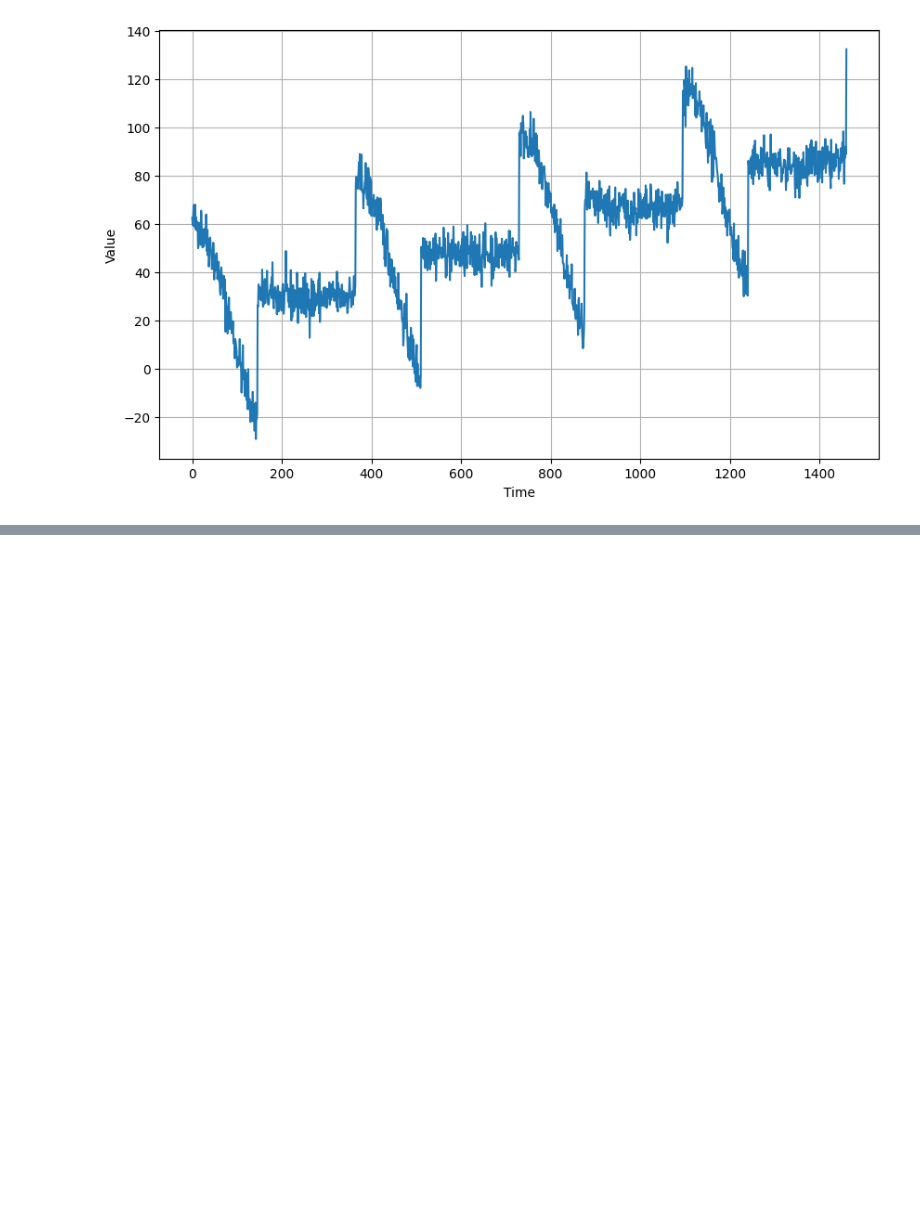
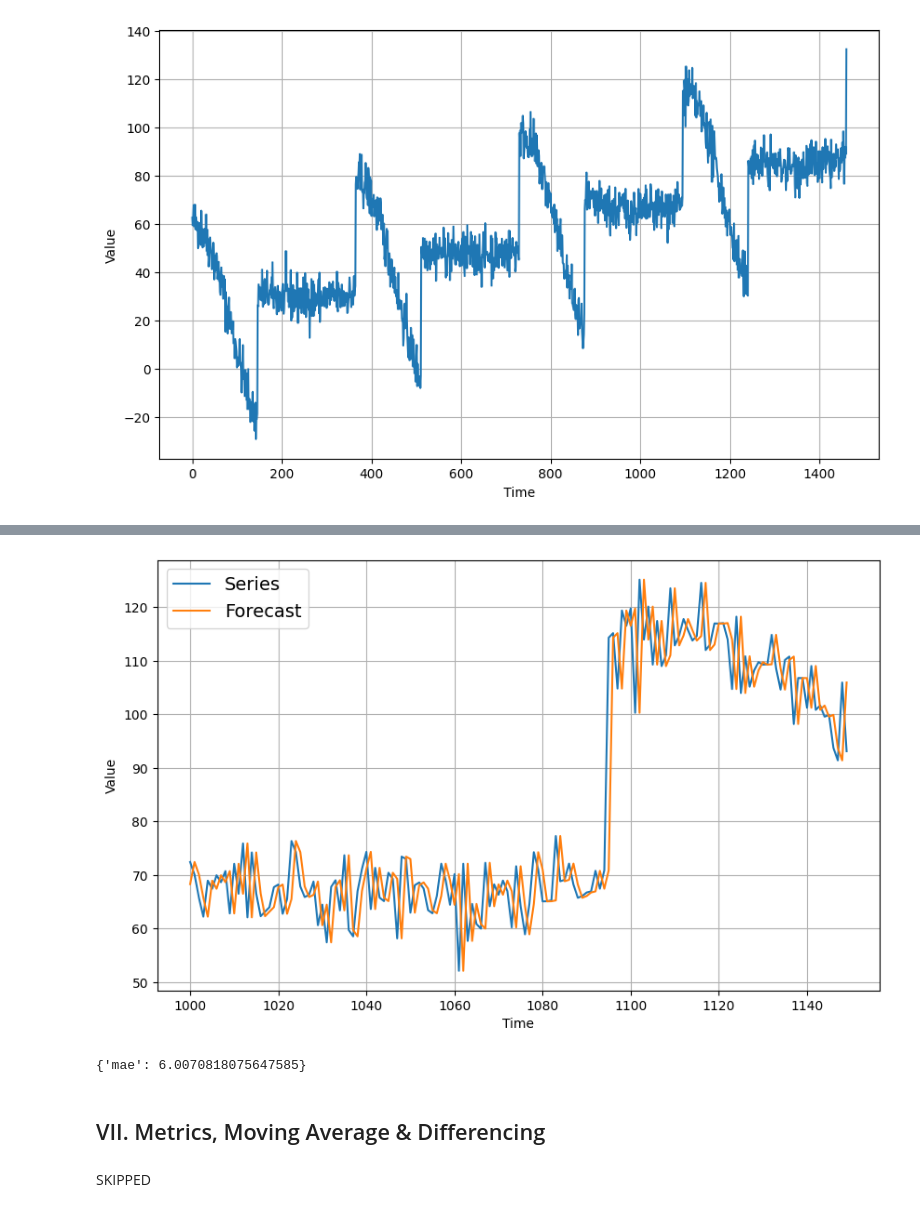
Before and after one commit to sambitmukherjee/handson-ml3-pytorch, a Jupyter notebook: bonus/udacity/Intro_to_TF_for_DL/Lesson_8_A.ipynb, the cells around one changed output, grey strips where cells are left out. Cells and saved outputs as stored; diff of their text form; code cells hidden in the pictures; blank space fills up the shorter version.

```diff
--- a/bonus/udacity/Intro_to_TF_for_DL/Lesson_8_A.ipynb
+++ b/bonus/udacity/Intro_to_TF_for_DL/Lesson_8_A.ipynb
@@ -99,0 +131,7 @@ We shall call this the 'Geron Synthetic Time Series' (named after Aurelien Geron
+# %%
+plt.figure(figsize=(10, 6))
+plot_series(time_valid, x_valid, start=0, end=150, label='Series')
+plot_series(time_valid, naive_forecast, start=0, end=150, label='Forecast')
+plt.show()
+# %% [output]
+[figure, added]
@@ -99,0 +144,8 @@ We shall call this the 'Geron Synthetic Time Series' (named after Aurelien Geron
+# %%
+metric.compute(predictions=naive_forecast, references=x_valid)
+# %% [output]
+{'mae': 6.0070818075647585}
+# %% [markdown]
+## VII. Metrics, Moving Average & Differencing
+# %% [markdown]
+SKIPPED
```
Also changed, not shown: parts of 12 cells of this notebook.
